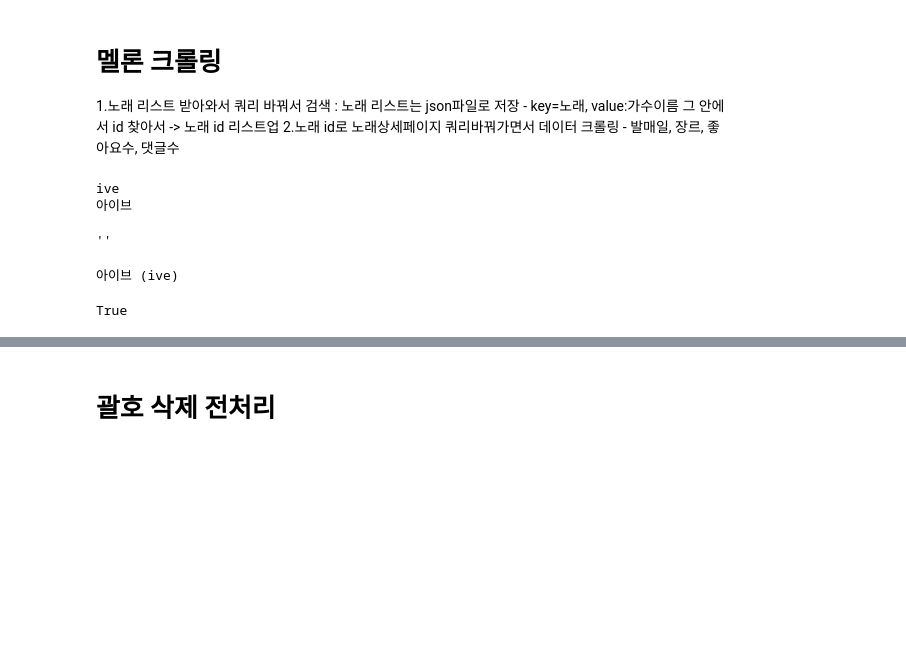
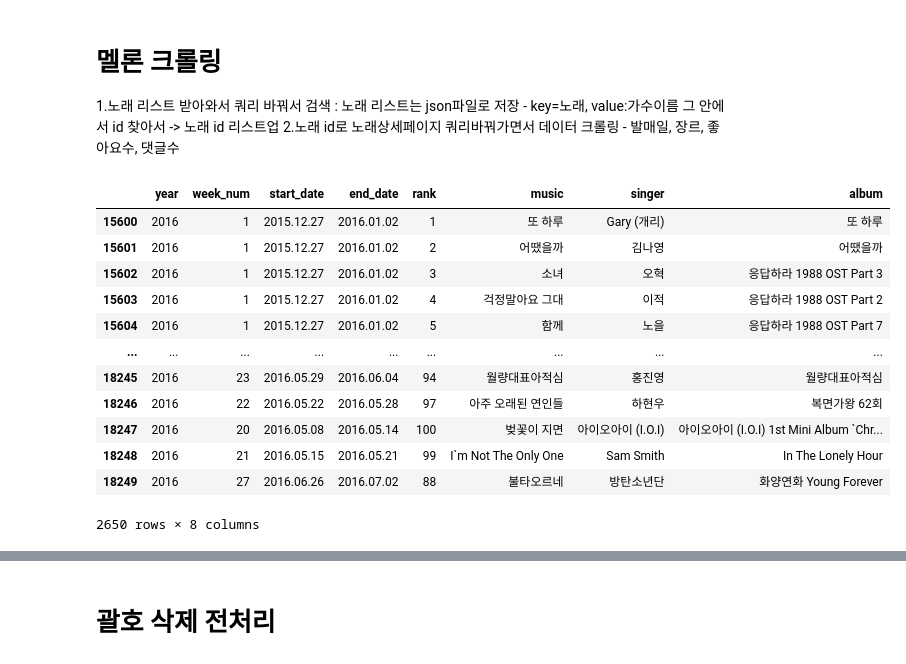
Before and after one commit to kwonwoobin/Dacon-ShinhanAI, a Jupyter notebook: code/crawling/melon_crawl.ipynb, the cells around one changed output, grey strips where cells are left out. Cells and saved outputs as stored; diff of their text form; code cells hidden in the pictures; blank space fills up the shorter version.

```diff
--- a/code/crawling/melon_crawl.ipynb
+++ b/code/crawling/melon_crawl.ipynb
@@ -12,35 +12,22 @@ from bs4 import BeautifulSoup
 import requests
 import re
 import json
-# %%
-singer = '아이브 (ive)'
-if singer.find('(') != -1:
-    p = re.compile('\(([^)]+)')
-    singer_bracket = p.findall(singer)[0]
-    singer = re.sub(' \([^)]*\)','', singer)
-    print(singer_bracket)
-    print(singer)
-# %% [output]
-ive
-아이브
-# %%
-singer_bracket
-# %% [output]
-''
-# %%
-
-
-if singer_bracket=='':
-    pass
-else:
-    singer  = singer + ' (' + singer_bracket + ')'
-
-
-print(singer)
-# %% [output]
-아이브 (ive)
-# %%
-singer_bracket =''
-singer_bracket==''
-# %% [output]
-True
+# %%
+gaon_df = pd.read_csv('./new_gaon_data.csv', index_col=0)
+gaon_df = gaon_df.loc[gaon_df['year']==2016]
+gaon_df = gaon_df[:int(len(gaon_df)/2)]
+gaon_df
+# %% [output]
+|  | year | week_num | start_date | end_date | rank | music | singer | album |
+| 15600 | 2016 | 1 | 2015.12.27 | 2016.01.02 | 1 | 또 하루 | Gary (개리) | 또 하루 |
+| 15601 | 2016 | 1 | 2015.12.27 | 2016.01.02 | 2 | 어땠을까 | 김나영 | 어땠을까 |
+| 15602 | 2016 | 1 | 2015.12.27 | 2016.01.02 | 3 | 소녀 | 오혁 | 응답하라 1988 OST Part 3 |
+| 15603 | 2016 | 1 | 2015.12.27 | 2016.01.02 | 4 | 걱정말아요 그대 | 이적 | 응답하라 1988 OST Part 2 |
+| 15604 | 2016 | 1 | 2015.12.27 | 2016.01.02 | 5 | 함께 | 노을 | 응답하라 1988 OST Part 7 |
+| ... | ... | ... | ... | ... | ... | ... | ... | ... |
+| 18245 | 2016 | 23 | 2016.05.29 | 2016.06.04 | 94 | 월량대표아적심 | 홍진영 | 월량대표아적심 |
+| 18246 | 2016 | 22 | 2016.05.22 | 2016.05.28 | 97 | 아주 오래된 연인들 | 하현우 | 복면가왕 62회 |
+| 18247 | 2016 | 20 | 2016.05.08 | 2016.05.14 | 100 | 벚꽃이 지면 | 아이오아이 (I.O.I) | 아이오아이 (I.O.I) 1st Mini Album `Chr... |
+| 18248 | 2016 | 21 | 2016.05.15 | 2016.05.21 | 99 | I`m Not The Only One | Sam Smith | In The Lonely Hour |
+| 18249 | 2016 | 27 | 2016.06.26 | 2016.07.02 | 88 | 불타오르네 | 방탄소년단 | 화양연화 Young Forever |
+2650 rows × 8 columns
```
Also changed, not shown: parts of 11 cells of this notebook, 23 other files.
